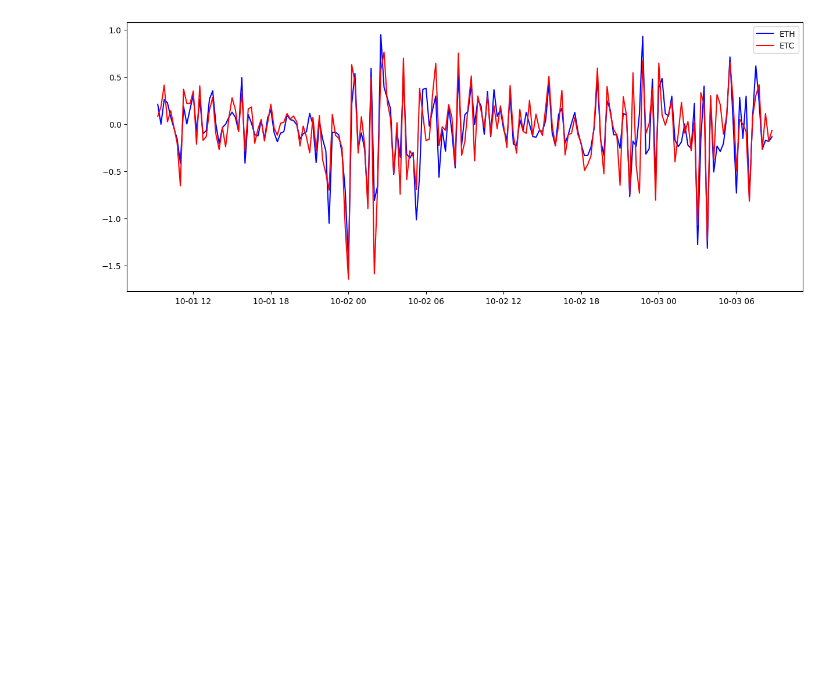
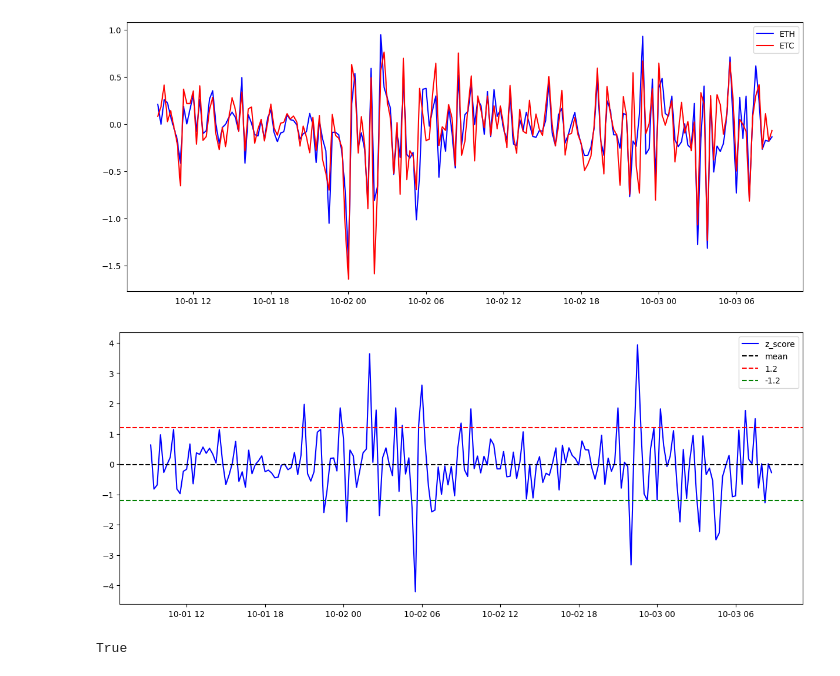
Before and after one commit to hyundo-jung/PairsTrading, a Jupyter notebook: pairs-trading.ipynb, the cells around one changed output. Drawn from its saved outputs; the diff is of its cells as text; code cells hidden in the pictures; blank space fills up the shorter version.

```diff
--- a/pairs-trading.ipynb
+++ b/pairs-trading.ipynb
@@ -30,3 +30,21 @@ plt.legend()
 # %% [output]
 <matplotlib.legend.Legend at 0x...>
 [figure]
+# %%
+spread = c1[1:] - c2[1:]
+z_score = utils.z_score(spread)
+mean = np.mean(spread)
+
+plt.figure(figsize=(15,6))
+plt.plot(times[1:], z_score, color='blue', label='z_score')
+plt.axhline(mean, color='black', linestyle='--', label='mean')
+plt.axhline(1.2, color='red', linestyle='--', label='1.2')
+plt.axhline(-1.2, color='green', linestyle='--', label='-1.2')
+plt.legend();
+# %% [output]
+[figure, added]
+# %%
+is_cointegrated = utils.are_cointegrated(c1[1:], c2[1:])
+print(is_cointegrated)
+# %% [output]
+True
```
Also changed, not shown: 2 other files.
